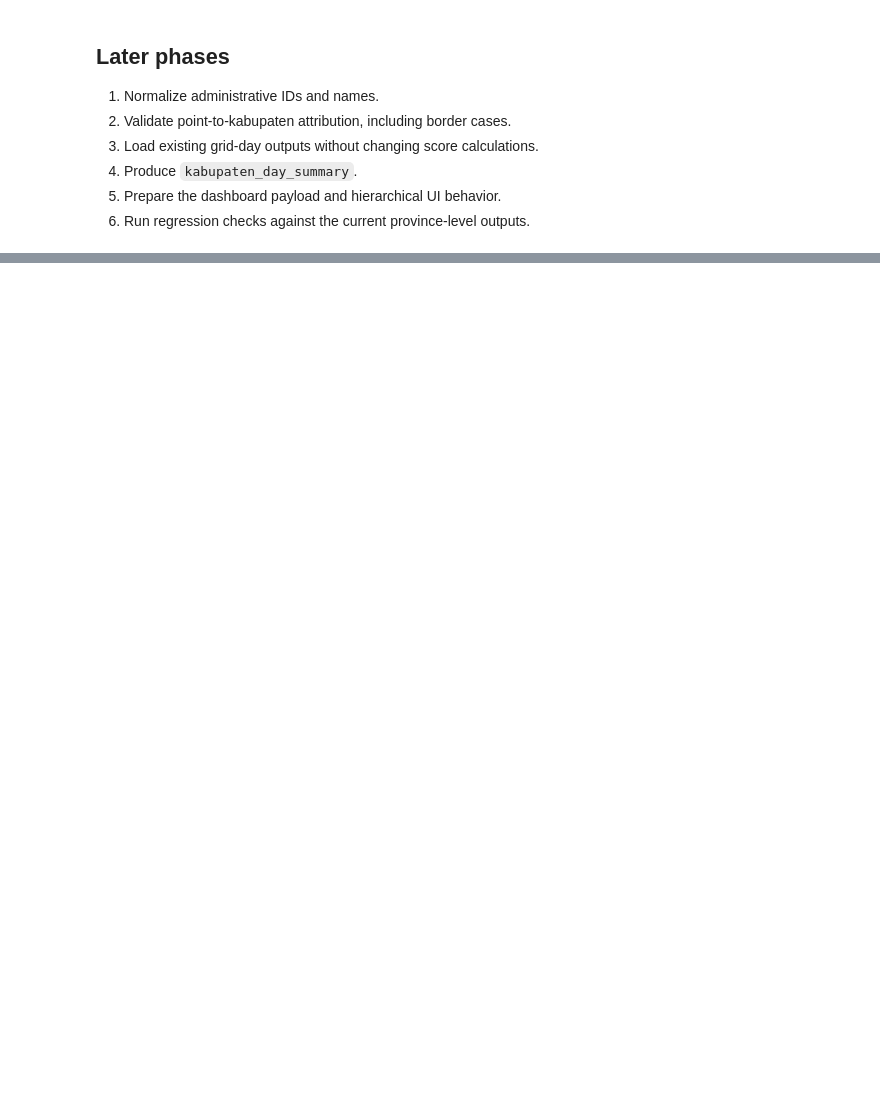
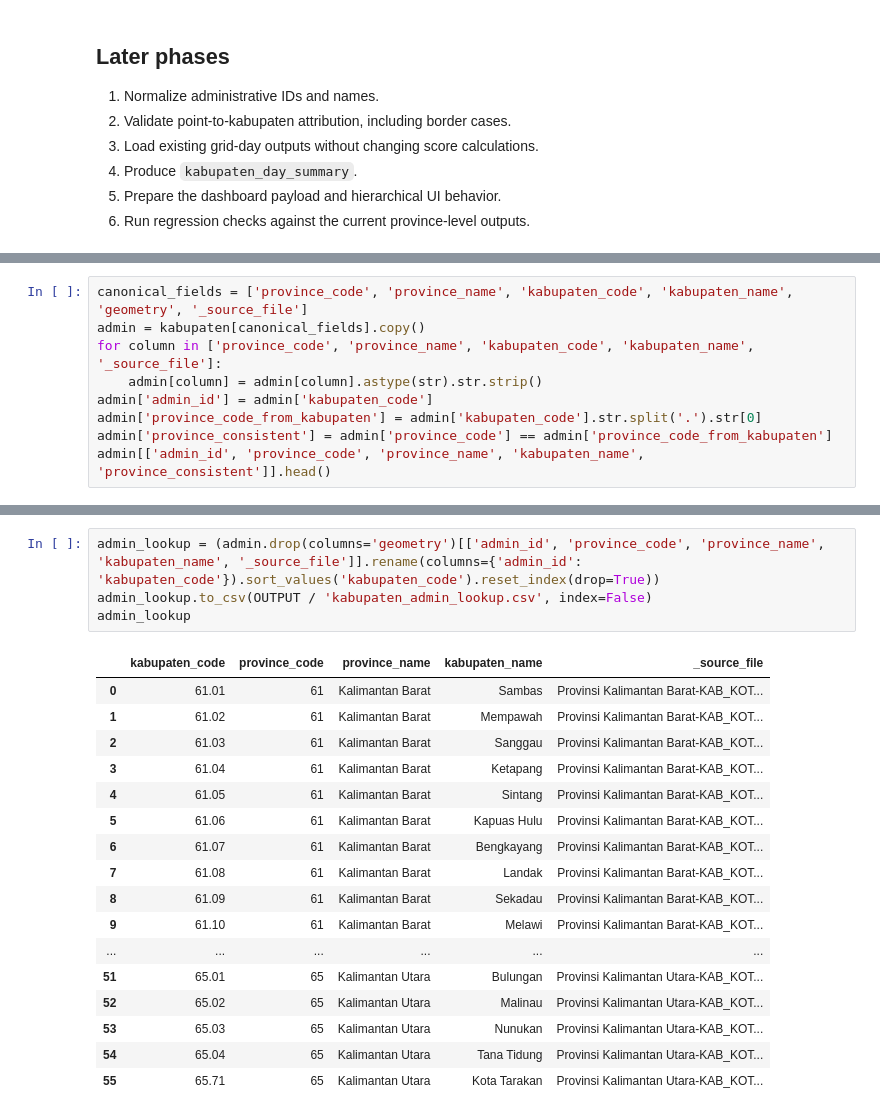
Before and after one commit to marimoria/Fireline, a Jupyter notebook: notebooks/07_FIRELINE_Kabupaten_Drilldown.ipynb, the cells around one changed output, grey strips where cells are left out. Drawn from its saved outputs; the diff is of its cells as text; blank space fills up the shorter version.

Commit message:
phase2_canonical_admin_model

```diff
--- a/notebooks/07_FIRELINE_Kabupaten_Drilldown.ipynb
+++ b/notebooks/07_FIRELINE_Kabupaten_Drilldown.ipynb
@@ -83,0 +123,9 @@ population_files = sorted(ADDITIONS.glob('*.csv')) + sorted(ADDITIONS.glob('*.xl
+# %%
+canonical_fields = ['province_code', 'province_name', 'kabupaten_code', 'kabupaten_name', 'geometry', '_source_file']
+admin = kabupaten[canonical_fields].copy()
+for column in ['province_code', 'province_name', 'kabupaten_code', 'kabupaten_name', '_source_file']:
+    admin[column] = admin[column].astype(str).str.strip()
+admin['admin_id'] = admin['kabupaten_code']
+admin['province_code_from_kabupaten'] = admin['kabupaten_code'].str.split('.').str[0]
+admin['province_consistent'] = admin['province_code'] == admin['province_code_from_kabupaten']
+admin[['admin_id', 'province_code', 'province_name', 'kabupaten_name', 'province_consistent']].head()
@@ -83,0 +152,22 @@ population_files = sorted(ADDITIONS.glob('*.csv')) + sorted(ADDITIONS.glob('*.xl
+# %%
+admin_lookup = (admin.drop(columns='geometry')[['admin_id', 'province_code', 'province_name', 'kabupaten_name', '_source_file']].rename(columns={'admin_id': 'kabupaten_code'}).sort_values('kabupaten_code').reset_index(drop=True))
+admin_lookup.to_csv(OUTPUT / 'kabupaten_admin_lookup.csv', index=False)
+admin_lookup
+# %% [output]
+|  | kabupaten_code | province_code | province_name | kabupaten_name | _source_file |
+| 0 | 61.01 | 61 | Kalimantan Barat | Sambas | Provinsi Kalimantan Barat-KAB_KOT... |
+| 1 | 61.02 | 61 | Kalimantan Barat | Mempawah | Provinsi Kalimantan Barat-KAB_KOT... |
+| 2 | 61.03 | 61 | Kalimantan Barat | Sanggau | Provinsi Kalimantan Barat-KAB_KOT... |
+| 3 | 61.04 | 61 | Kalimantan Barat | Ketapang | Provinsi Kalimantan Barat-KAB_KOT... |
+| 4 | 61.05 | 61 | Kalimantan Barat | Sintang | Provinsi Kalimantan Barat-KAB_KOT... |
+| 5 | 61.06 | 61 | Kalimantan Barat | Kapuas Hulu | Provinsi Kalimantan Barat-KAB_KOT... |
+| 6 | 61.07 | 61 | Kalimantan Barat | Bengkayang | Provinsi Kalimantan Barat-KAB_KOT... |
+| 7 | 61.08 | 61 | Kalimantan Barat | Landak | Provinsi Kalimantan Barat-KAB_KOT... |
+| 8 | 61.09 | 61 | Kalimantan Barat | Sekadau | Provinsi Kalimantan Barat-KAB_KOT... |
+| 9 | 61.10 | 61 | Kalimantan Barat | Melawi | Provinsi Kalimantan Barat-KAB_KOT... |
+| ... | ... | ... | ... | ... | ... |
+| 51 | 65.01 | 65 | Kalimantan Utara | Bulungan | Provinsi Kalimantan Utara-KAB_KOT... |
+| 52 | 65.02 | 65 | Kalimantan Utara | Malinau | Provinsi Kalimantan Utara-KAB_KOT... |
+| 53 | 65.03 | 65 | Kalimantan Utara | Nunukan | Provinsi Kalimantan Utara-KAB_KOT... |
+| 54 | 65.04 | 65 | Kalimantan Utara | Tana Tidung | Provinsi Kalimantan Utara-KAB_KOT... |
+| 55 | 65.71 | 65 | Kalimantan Utara | Kota Tarakan | Provinsi Kalimantan Utara-KAB_KOT... |
```
Also changed, not shown: parts of 8 cells of this notebook, 1 other file.
